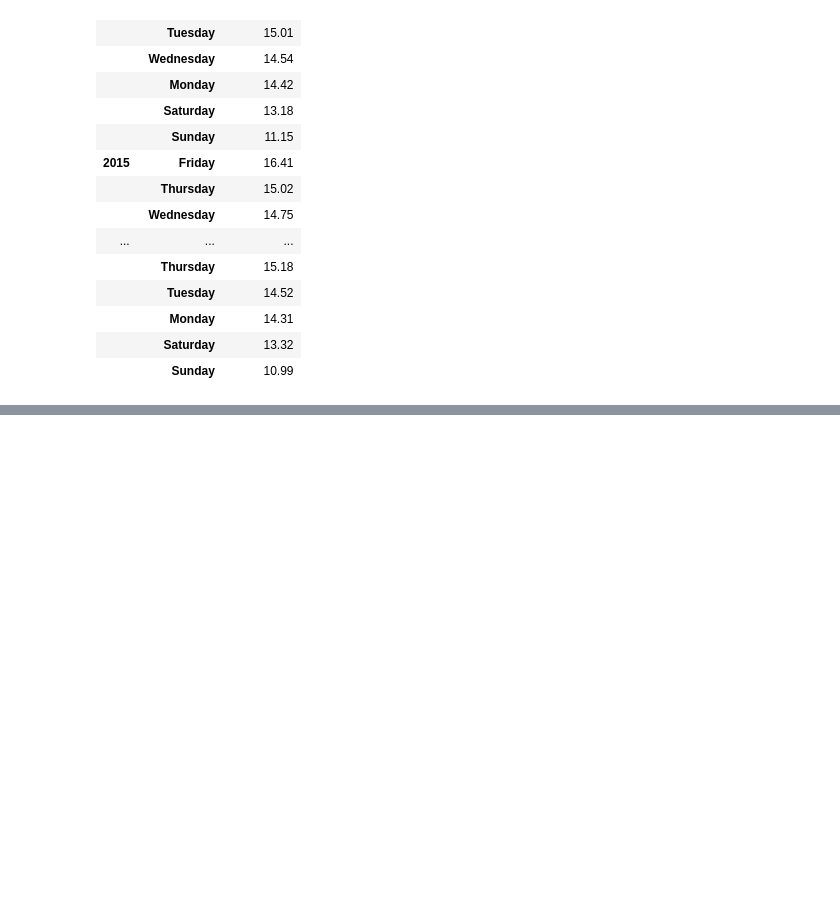
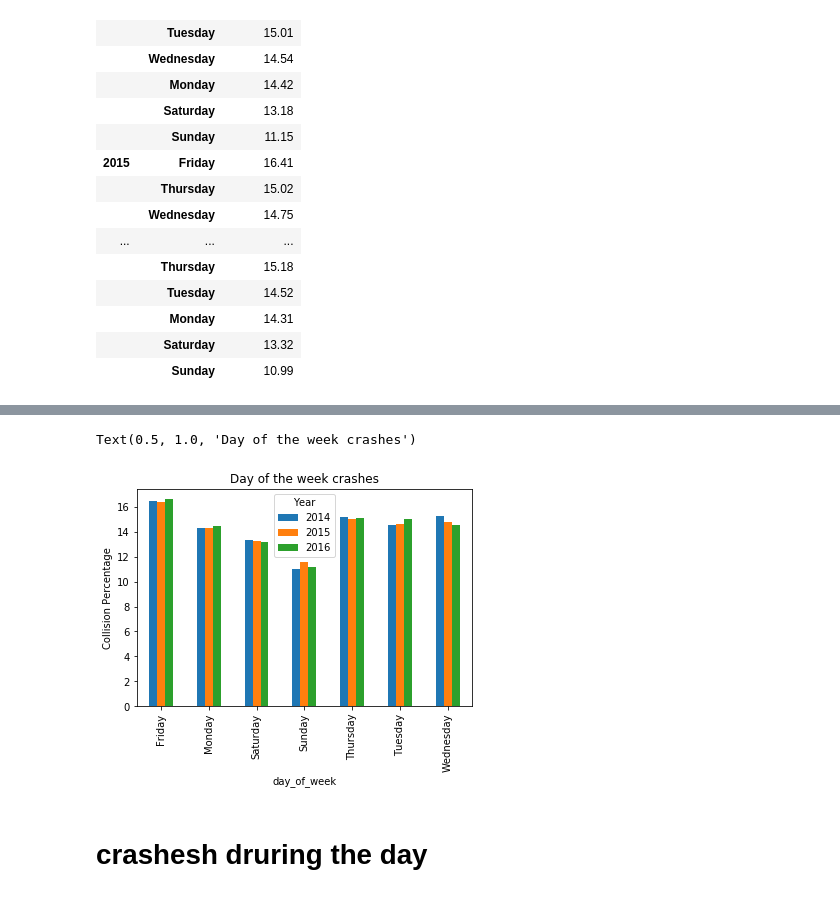
Before and after one commit to nmansoorabadi/Project-1, a Jupyter notebook: Project_1-Najmeh.ipynb, the cells around one changed output, grey strips where cells are left out. Drawn from its saved outputs; the diff is of its cells as text; code cells hidden in the pictures; blank space fills up the shorter version.

```diff
--- a/Project_1-Najmeh.ipynb
+++ b/Project_1-Najmeh.ipynb
@@ -141,0 +194,4 @@ weather_condition
+# %%
+#data muging to re-format the datafarame
+week_day_data_plot=week_day_data.reset_index().pivot(index='Day of Week',columns='Year',values='Percentage')
+week_day_data_plot
@@ -141,0 +208,11 @@ weather_condition
+# %%
+week_day_data_plot.plot(kind='bar')
+labels=['Years', 'best']
+plt.xlabel('day_of_week')
+plt.ylabel('Collision Percentage')
+plt.title('Day of the week crashes')
+# %% [output]
+Text(0.5, 1.0, 'Day of the week crashes')
+[figure, added]
+# %% [markdown]
+# crashesh druring the day
```
Also changed, not shown: parts of 29 cells of this notebook.
